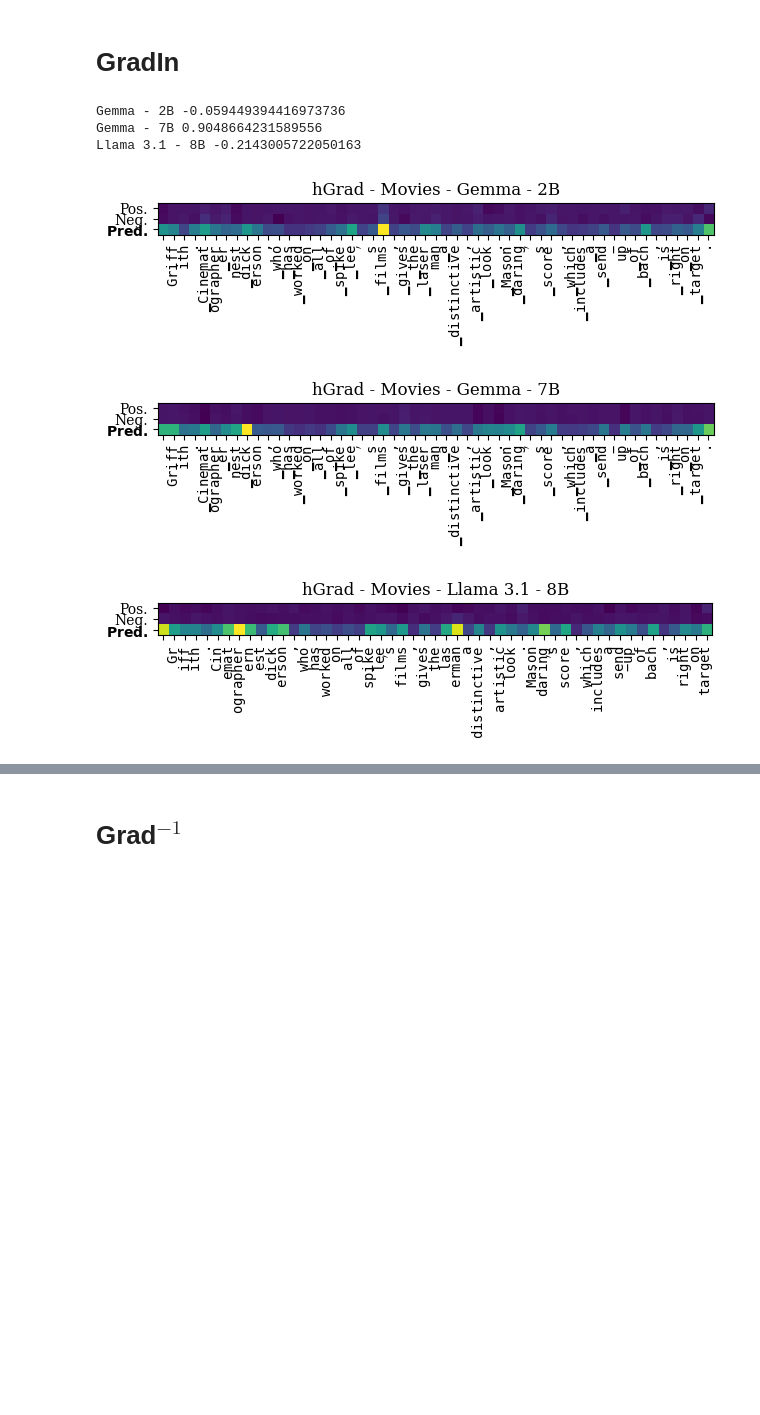
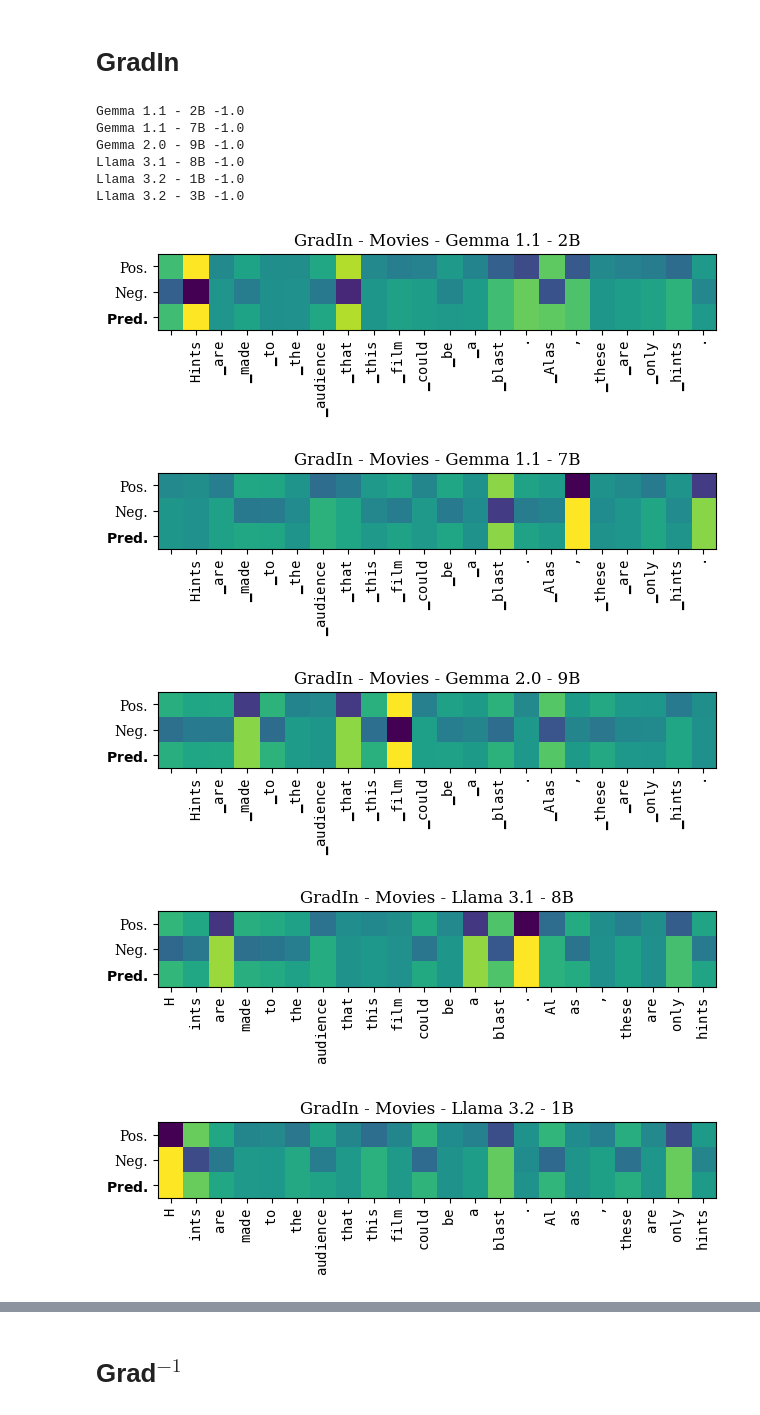
Before and after one commit to k-randl/self-explaining_llms, a Jupyter notebook: evaluate-movies.ipynb, the cells around one changed output, grey strips where cells are left out. Drawn from its saved outputs; the diff is of its cells as text; code cells hidden in the pictures; blank space fills up the shorter version.

```diff
--- a/evaluate-movies.ipynb
+++ b/evaluate-movies.ipynb
@@ -199,26 +265,0 @@ Llama 3.1 - 8B 0.5305002513724782
-# %%
-importance_grad_pos  = {model:[] for model in RESULTS}
-importance_grad_neg  = {model:[] for model in RESULTS}
-importance_grad      = {model:[] for model in RESULTS}
-
-for model in RESULTS:
-    for r in RESULTS[model]:
-        # get sample boundaries:
-        x_start = r['sample']['start']
-        x_end   = r['sample']['end']
-
-        # get prediction:
-        y       = r['prediction']['text'] == 'positive'
-
-        pos  = r['Grad'][1, x_start:x_end, :]
-        neg  = r['Grad'][0, x_start:x_end, :]
-        cmb  = np.abs(pos if y else neg)
-
-        importance_grad_pos[model].append(pos.mean(axis=-1).T)
-        importance_grad_neg[model].append(neg.mean(axis=-1).T)
-        importance_grad[model].append(cmb.mean(axis=-1).T)
-
-    print(model, np.nanmean(pearson.correlate(importance_grad_pos[model], importance_grad_neg[model])[0]))
-
-plotter.plot_importance([importance_grad_pos, importance_grad_neg, importance_grad], ['Pos.', 'Neg.', '$\\bf{Pred.}$'], f'Grad - Movies')
-pearson.add(importance_grad, 'Grad')
@@ -234,33 +268,38 @@ Llama 3.1 - 8B nan
 # %%
 importance_gradin_pos  = {model:[] for model in RESULTS}
 importance_gradin_neg  = {model:[] for model in RESULTS}
-importance_gradin      = {model:[] for model in RESULTS}
+importance_gradin_cls  = {model:[] for model in RESULTS}
 
 for model in RESULTS:
     for r in RESULTS[model]:
         # get sample boundaries:
         x_start = r['sample']['start']
         x_end   = r['sample']['end']
 
         # get prediction:
         y       = r['prediction']['text'] == 'positive'
 
-        pos  = r['GradIn'][1, x_start:x_end, :]
-        neg  = r['GradIn'][0, x_start:x_end, :]
-        cmb  = np.abs(pos if y else neg)
+        pos  = r['GradIn'][1, x_start:x_end]
+        neg  = r['GradIn'][0, x_start:x_end]
+        cls  = np.abs(pos if y else neg)
 
-        importance_gradin_pos[model].append(pos.mean(axis=-1).T)
-        importance_gradin_neg[model].append(neg.mean(axis=-1).T)
-        importance_gradin[model].append(cmb.mean(axis=-1).T)
+        importance_gradin_pos[model].append(pos.T)
+        importance_gradin_neg[model].append(neg.T)
+        importance_gradin_cls[model].append(cls.T)
 
     print(model, np.nanmean(pearson.correlate(importance_gradin_pos[model], importance_gradin_neg[model])[0]))
 
-plotter.plot_importance([importance_gradin_pos, importance_gradin_neg, importance_gradin], ['Pos.', 'Neg.', '$\\bf{Pred.}$'], f'hGrad - Movies')
-pearson.add(importance_gradin, 'GradIn')
+plotter.plot_importance([importance_gradin_pos, importance_gradin_neg, importance_gradin_cls], ['Pos.', 'Neg.', '$\\bf{Pred.}$'], f'GradIn - Movies')
+pearson.add(importance_gradin_cls, 'GradIn')
 # %% [output]
-Gemma - 2B -0.059449394416973736
-Gemma - 7B 0.9048664231589556
-Llama 3.1 - 8B -0.2143005722050163
+Gemma 1.1 - 2B -1.0
+Gemma 1.1 - 7B -1.0
+Gemma 2.0 - 9B -1.0
+Llama 3.1 - 8B -1.0
+Llama 3.2 - 1B -1.0
+Llama 3.2 - 3B -1.0
-[figure, old version]
+[figure, new version]
-[figure, old version]
+[figure, new version]
-[figure, old version]
+[figure, new version]
+[figure, added]
+[figure, added]
```
Also changed, not shown: parts of 43 cells of this notebook, 18 other files.
